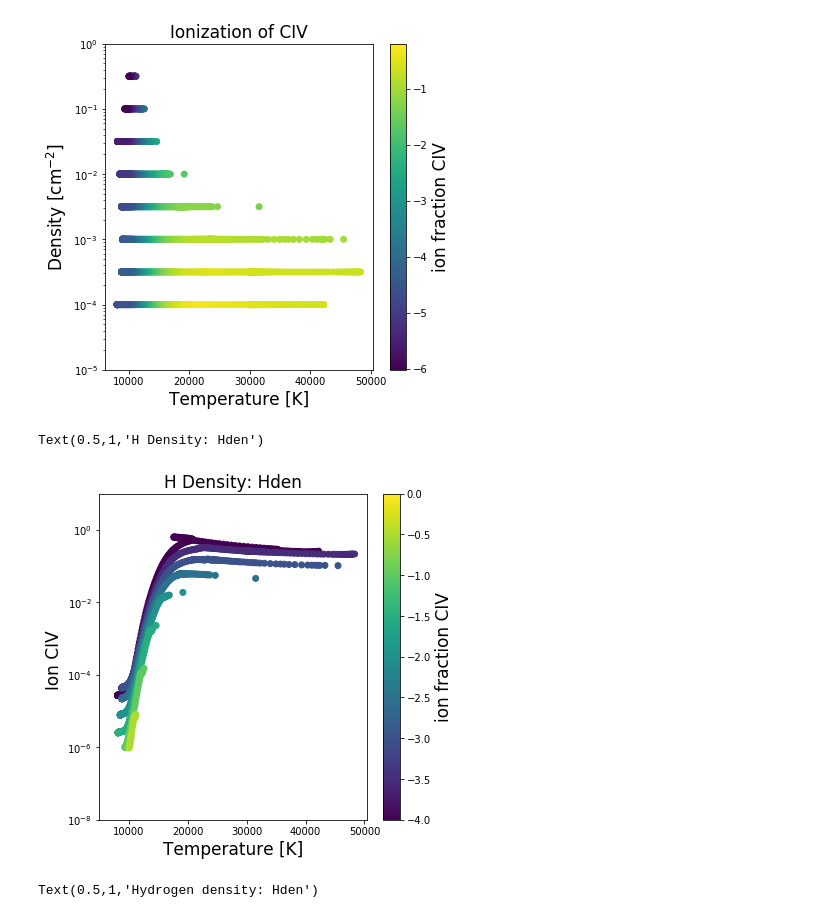
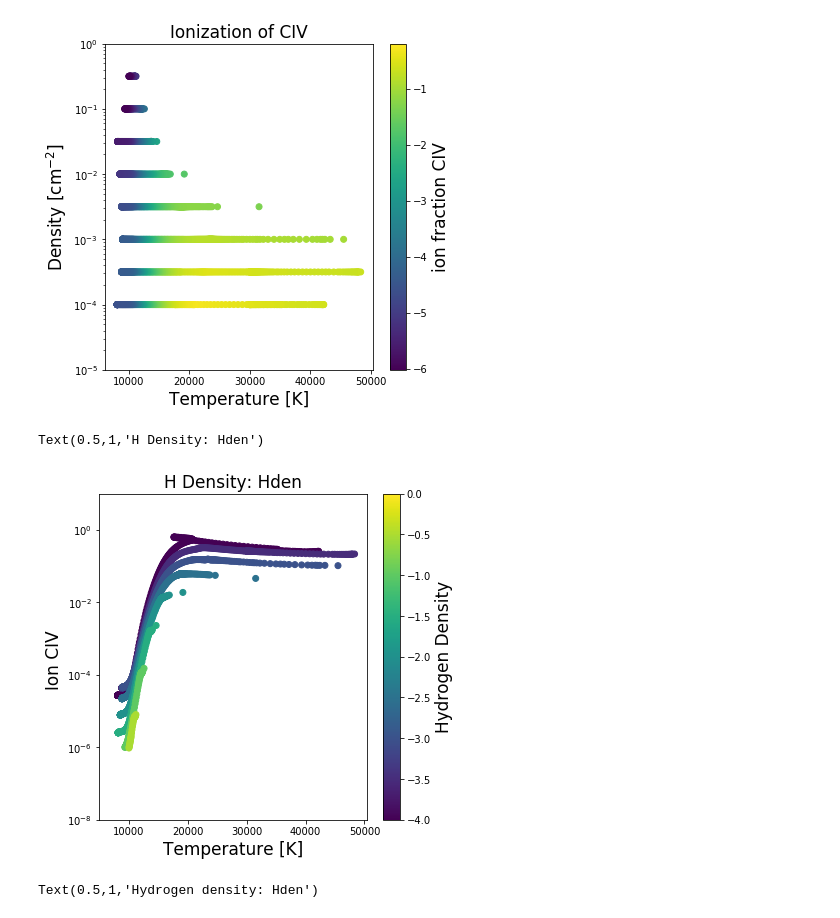
Before and after one commit to teresitasu/MCMC_IGM, a Jupyter notebook: MCMC_summer_project_github.ipynb, the cells around one changed output. Saved outputs shown, nothing was run; the diff lists cells and outputs as text; code cells hidden in the pictures.

```diff
--- a/MCMC_summer_project_github.ipynb
+++ b/MCMC_summer_project_github.ipynb
@@ -392,18 +426,18 @@ Text(0.5,1,'Ionization of CIV')
 # %%
 plt.figure(figsize=(6,6))
 dens_mapcolor = np.log10(Density)
 psm = plt.scatter(Temperature, CIV, marker = 'o', linestyle = 'None', c = dens_mapcolor )
 cb2 = plt.colorbar(psm)
 cb2.ax.tick_params(labelsize=10)
-cb2.ax.set_ylabel(r'ion fraction CIV',fontsize=17)
+cb2.ax.set_ylabel(r'Hydrogen Density',fontsize=17)
 plt.yscale('log')
 plt.ylim(1e-8,10)
 plt.xlabel('Temperature [K]', size = 17)
 plt.ylabel('Ion CIV ', size = 17)
 plt.title("H Density: Hden", size = 17)
 # %% [output]
 Text(0.5,1,'H Density: Hden')
-[figure, old version]
+[figure, new version]
 # %%
 plt.figure(figsize=(6,6))
 CI = Carbon[1]
```
Also changed, not shown: parts of 13 cells of this notebook.
